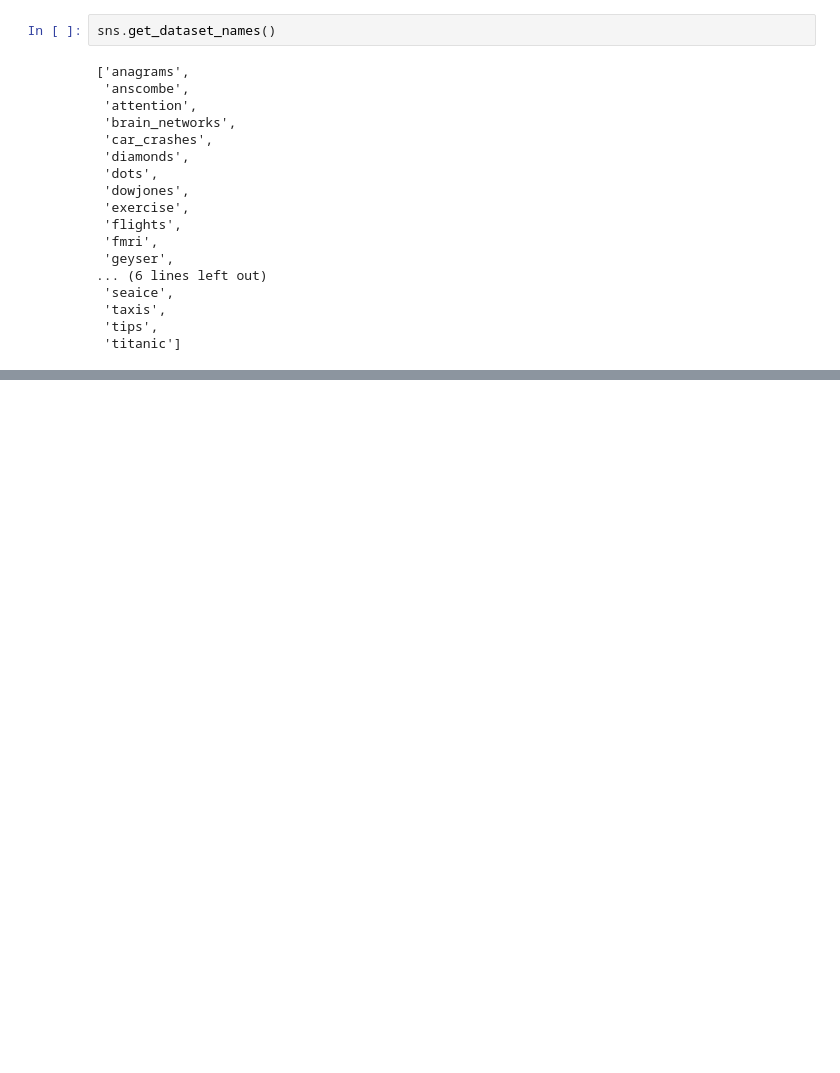
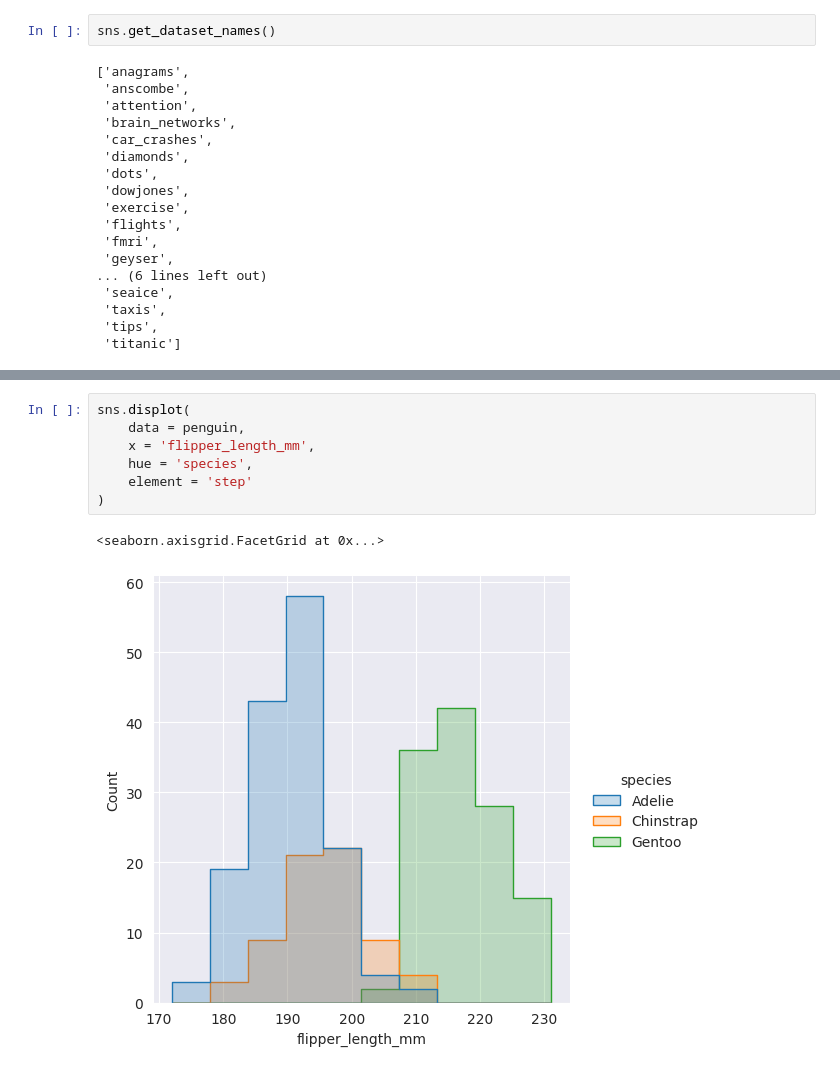
Before and after one commit to Farhan-Afsar/Data-Science, a Jupyter notebook: seaborn.ipynb, the cells around one changed output, grey strips where cells are left out. Drawn from its saved outputs; the diff is of its cells as text; blank space fills up the shorter version.

```diff
--- a/seaborn.ipynb
+++ b/seaborn.ipynb
@@ -201,0 +244,10 @@ sns.get_dataset_names()
+# %%
+sns.displot(
+    data = penguin,
+    x = 'flipper_length_mm',
+    hue = 'species',
+    element = 'step'
+)
+# %% [output]
+<seaborn.axisgrid.FacetGrid at 0x...>
+[figure, added]
```
Also changed, not shown: parts of 29 cells of this notebook.
